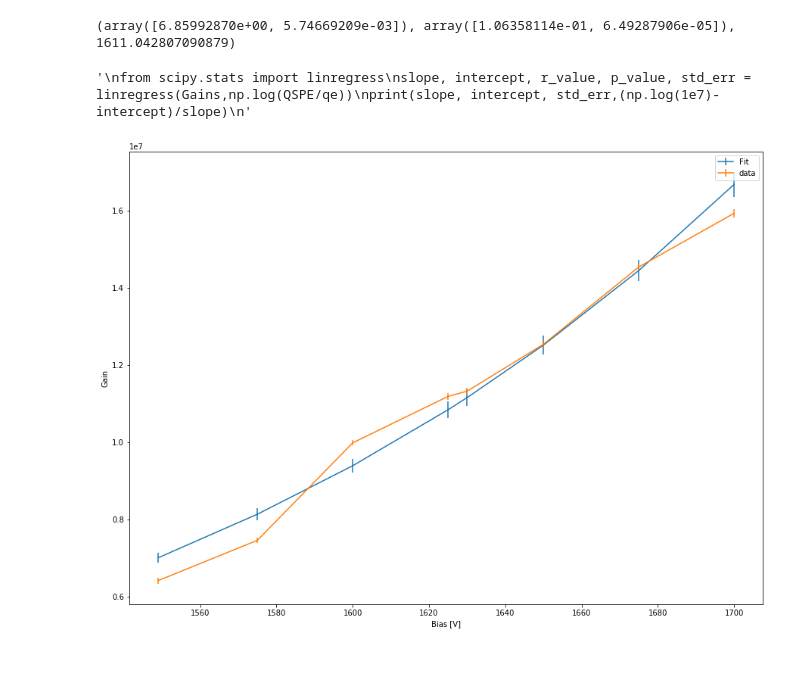
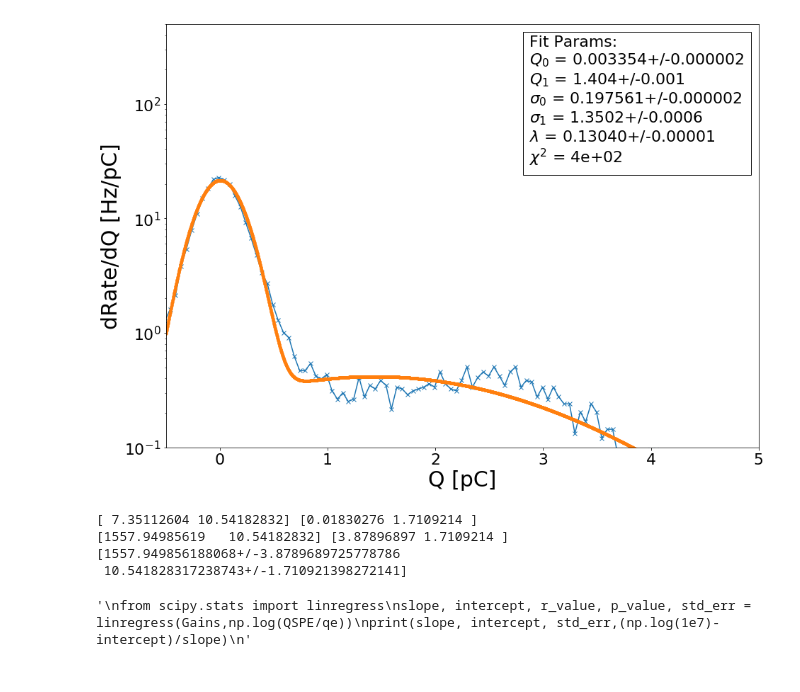
Before and after one commit to PenningLab/DDC10Ana, a Jupyter notebook: ReplacementGain.ipynb, the cells around one changed output. Drawn from its saved outputs; the diff is of its cells as text; code cells hidden in the pictures.

```diff
--- a/ReplacementGain.ipynb
+++ b/ReplacementGain.ipynb
@@ -83,15 +108,46 @@ Gains,QSPE/1.6022,QErr,QPV
+# %%
+rcParams['figure.figsize'] = 15, 11
+SMALL_SIZE = 22
+MEDIUM_SIZE = 30
+BIGGER_SIZE = 35
+plt.rc('font', size=SMALL_SIZE)          # controls default text sizes
+plt.rc('axes', titlesize=SMALL_SIZE)     # fontsize of the axes title
+plt.rc('axes', labelsize=MEDIUM_SIZE)    # fontsize of the x and y labels
+plt.rc('xtick', labelsize=SMALL_SIZE)    # fontsize of the tick labels
+plt.rc('ytick', labelsize=SMALL_SIZE)    # fontsize of the tick labels
+plt.rc('legend', fontsize=SMALL_SIZE)    # legend fontsize
+plt.rc('figure', titlesize=BIGGER_SIZE)
+plt.clf()
+plt.plot(ExSPE['QSPE'][0],ExSPE['QSPE'][1],marker='x',label='data',linestyle='solid')
+plt.plot(ExSPE['Fit'][0],ExSPE['Fit'][1],marker='.',label='Fit',linestyle='dashed')
+spar = [r'{} = {:.1u}'.format(fk,ExSPE['FitPars'][fk]) for fk in list(ExSPE['FitPars'].keys()) if fk!=r'$\chi^2$']+[r'$\chi^2$'+' = {:.2}'.format(ExSPE['FitPars'][r'$\chi^2$'])]
+anctxt = AnchoredText('Fit Params:\n'+'\n'.join(np.array(spar)), loc=1)
+plt.gca().add_artist(anctxt)
+plt.xlabel('Q [pC]')
+plt.ylabel('dRate/dQ [Hz/pC]')
+plt.yscale('log')
+plt.xlim(-0.5,5)
+plt.ylim(1e-1,5e2)
+plt.show()
+# %% [output]
+[figure, added]
 # %%
+c0 = np.log(1e7)
 def fit_gain_curve(v, v0, gamma):
-    q = ( v / v0 ) ** gamma
-    return q
-def fit_gain_line(v,v0,gamma):
-    q = gamma*v + v0
-    return q
-qe = 1.6022e-7
+    g = ( v / v0 )**gamma
+    return g*1e7
+def fit_gain_line(lnv,lnv0,gamma):
+    g = gamma*(lnv - lnv0)
+    return g+c0
 from scipy.optimize import curve_fit
-fitQ,fitErr = curve_fit(fit_gain_line,Gains,np.log(QSPE/qe),p0=[1,1e3],sigma=QErr/QSPE,absolute_sigma=True)
+fitQ,fitErr = curve_fit(fit_gain_line,np.log(Gains),np.log(QSPE/qe),p0=[7,2],sigma=np.log(QSPE/qe)*QErr/QSPE,absolute_sigma=True)
 fitErr = np.sqrt(np.diag(fitErr))
-print((fitQ,fitErr,(np.log(1e7)-fitQ[0])/fitQ[1]))
+print(fitQ,fitErr)
+fitErr[0] = np.exp(fitQ[0])*fitErr[0]/fitQ[0]
+fitQ[0] = np.exp(fitQ[0])
+print(fitQ,fitErr)
+fitPar = unumpy.uarray(fitQ,fitErr)
+print(fitPar)
 
 """
 from scipy.stats import linregress
@@ -99,21 +155,8 @@ slope, intercept, r_value, p_value, std_err = linregress(Gains,np.log(QSPE/qe))
 print(slope, intercept, std_err,(np.log(1e7)-intercept)/slope)
 """
 # %% [output]
-(array([6.85992870e+00, 5.74669209e-03]), array([1.06358114e-01, 6.49287906e-05]), 1611.042807090879)
+[ 7.35112604 10.54182832] [0.01830276 1.7109214 ]
+[1557.94985619   10.54182832] [3.87896897 1.7109214 ]
+[1557.949856188068+/-3.8789689725778786
+ 10.541828317238743+/-1.710921398272141]
 '\nfrom scipy.stats import linregress\nslope, intercept, r_value, p_value, std_err = linregress(Gains,np.log(QSPE/qe))\nprint(slope, intercept, std_err,(np.log(1e7)-intercept)/slope)\n'
-# %%
-points = np.exp(fitQ[1] * np.array(Gains) + fitQ[0])
-pointerr = np.sqrt(np.square(fitErr[1]/fitQ[1])+np.square(fitErr[0]/fitQ[0]))*points
-plt.errorbar(Gains,points,yerr=pointerr,label='Fit')
-plt.errorbar(Gains,QSPE/qe,label='data',yerr = QErr/qe)
-plt.plot()
-#plt.yscale('log')
-#plt.xlim(-2,10)
-plt.xlabel('Bias [V]')
-plt.ylabel('Gain')
-plt.legend()
-plt.savefig("{}/figs/{}_GainCurve.png".format(wdir,pmt))
-# %% [output]
-[figure, removed]
-# %% [markdown]
-##
```
Also changed, not shown: parts of 6 cells of this notebook, 3 other files.
